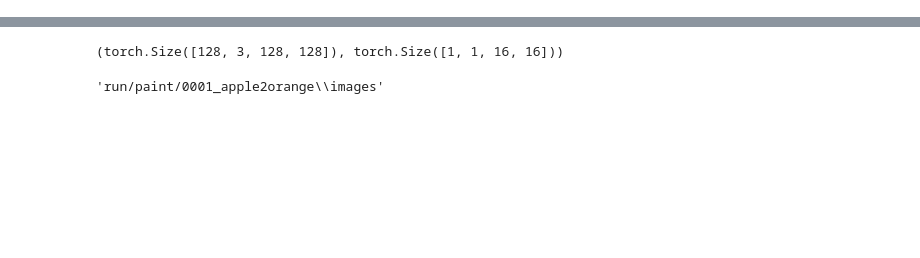
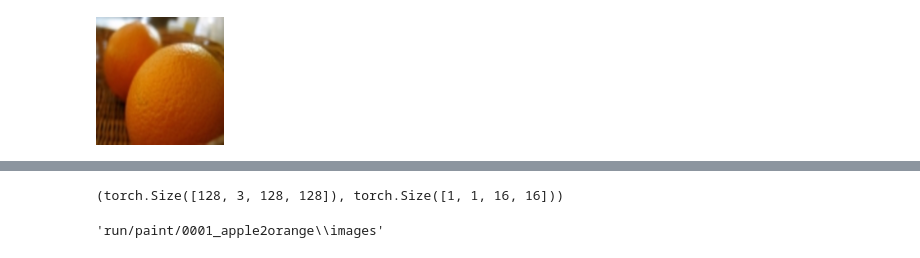
Before and after one commit to ggh5454/GDL_code_pytorch, a Jupyter notebook: 05_01_cyclegan_train.ipynb, the cells around one changed output, grey strips where cells are left out. Cells and saved outputs as stored; diff of their text form; code cells hidden in the pictures; blank space fills up the shorter version.

```diff
--- a/05_01_cyclegan_train.ipynb
+++ b/05_01_cyclegan_train.ipynb
@@ -72,0 +92,4 @@ device = 'cuda' if torch.cuda.is_available() else 'cpu'
+# %%
+transforms.ToPILImage()(b.squeeze())
+# %% [output]
+[figure, added]
```
Also changed, not shown: parts of 10 cells of this notebook, 1 other file.
